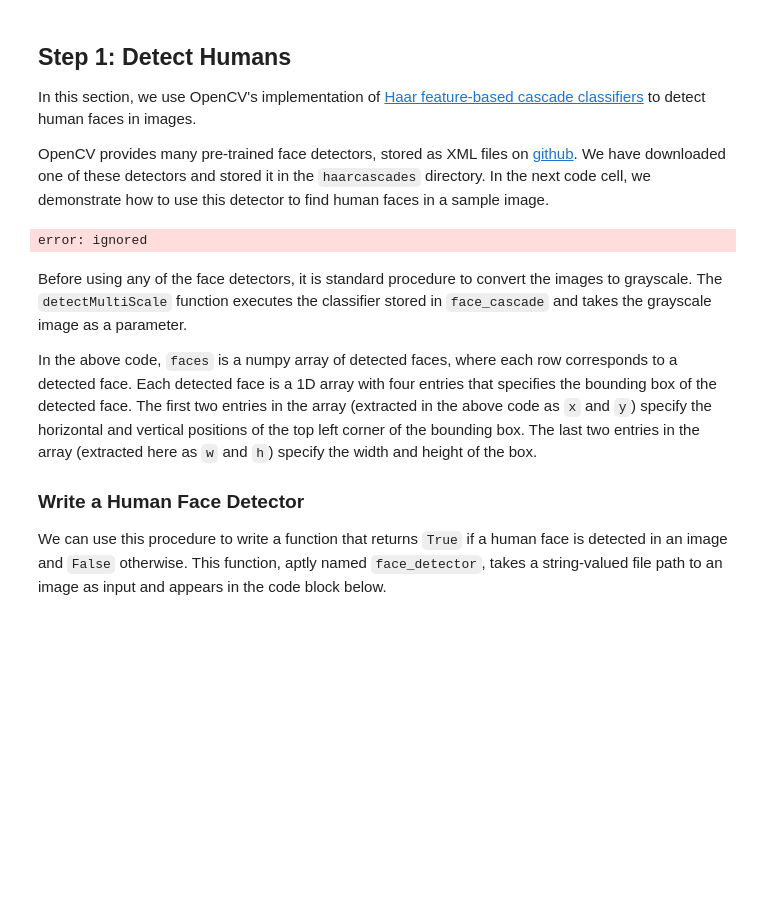
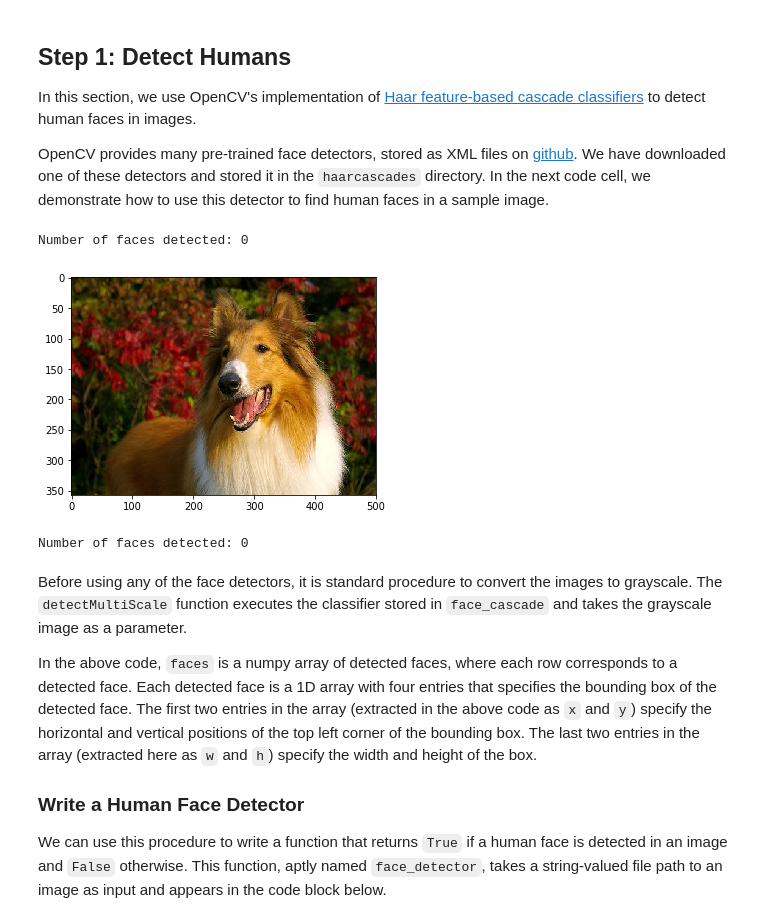
Before and after one commit to Berenice2018/dog-breed133-classifier, a Jupyter notebook: dog_app.ipynb, the cells around one changed output. Saved outputs shown, nothing was run; the diff lists cells and outputs as text; code cells hidden in the pictures; blank space fills up the shorter version.

```diff
--- a/dog_app.ipynb
+++ b/dog_app.ipynb
@@ -100,37 +106,43 @@ OpenCV provides many pre-trained face detectors, stored as XML files on [github]
 # %%
 import cv2
 import matplotlib.pyplot as plt
 %matplotlib inline
 
 # extract pre-trained face detector
-#face_cascade = cv2.CascadeClassifier(data_dir +'haarcascades/haarcascade_frontalface_alt.xml')
-face_cascade = cv2.CascadeClassifier(data_dir +'haarcascades/haarcascade_eye.xml')
+face_cascade = cv2.CascadeClassifier(data_dir +'haarcascades/haarcascade_frontalface_alt.xml')
+#face_cascade = cv2.CascadeClassifier(data_dir +'haarcascades/haarcascade_eye.xml')
 
-# load color (BGR) image
-#img = cv2.imread(human_files[0])
-img = cv2.imread(dog_files[66])
-# convert BGR image to grayscale
-gray = cv2.cvtColor(img, cv2.COLOR_BGR2GRAY)
+def show_image(imgpath):
+    # load color (BGR) image
+    #img = cv2.imread(human_files[0])
+    img = cv2.imread(imgpath)
+    # convert BGR image to grayscale
+    gray = cv2.cvtColor(img, cv2.COLOR_BGR2GRAY)
 
-# find faces in image
-faces = face_cascade.detectMultiScale(gray)
+    # find faces in image
+    faces = face_cascade.detectMultiScale(gray)
 
-# print number of faces detected in the image
-print('Number of faces detected:', len(faces))
+    # print number of faces detected in the image
+    print('Number of faces detected:', len(faces))
 
-# get bounding box for each detected face
-for (x,y,w,h) in faces:
-    # add bounding box to color image
-    cv2.rectangle(img,(x,y),(x+w,y+h),(255,0,0),2)
+    # get bounding box for each detected face
+    for (x,y,w,h) in faces:
+        # add bounding box to color image
+        cv2.rectangle(img,(x,y),(x+w,y+h),(255,0,0),2)
 
-# convert BGR image to RGB for plotting
-cv_rgb = cv2.cvtColor(img, cv2.COLOR_BGR2RGB)
+    # convert BGR image to RGB for plotting
+    cv_rgb = cv2.cvtColor(img, cv2.COLOR_BGR2RGB)
 
-# display the image, along with bounding box
-plt.imshow(cv_rgb)
-plt.show()
+    # display the image, along with bounding box
+    plt.imshow(cv_rgb)
+    plt.show()
+    return faces
+
+print('Number of faces detected:', len(show_image(dog_files[66])))
 # %% [output]
-error: ignored
+Number of faces detected: 0
+[figure, added]
+Number of faces detected: 0
 # %% [markdown]
 Before using any of the face detectors, it is standard procedure to convert the images to grayscale.  The `detectMultiScale` function executes the classifier stored in `face_cascade` and takes the grayscale image as a parameter.
 
```
Also changed, not shown: parts of 36 cells of this notebook.
